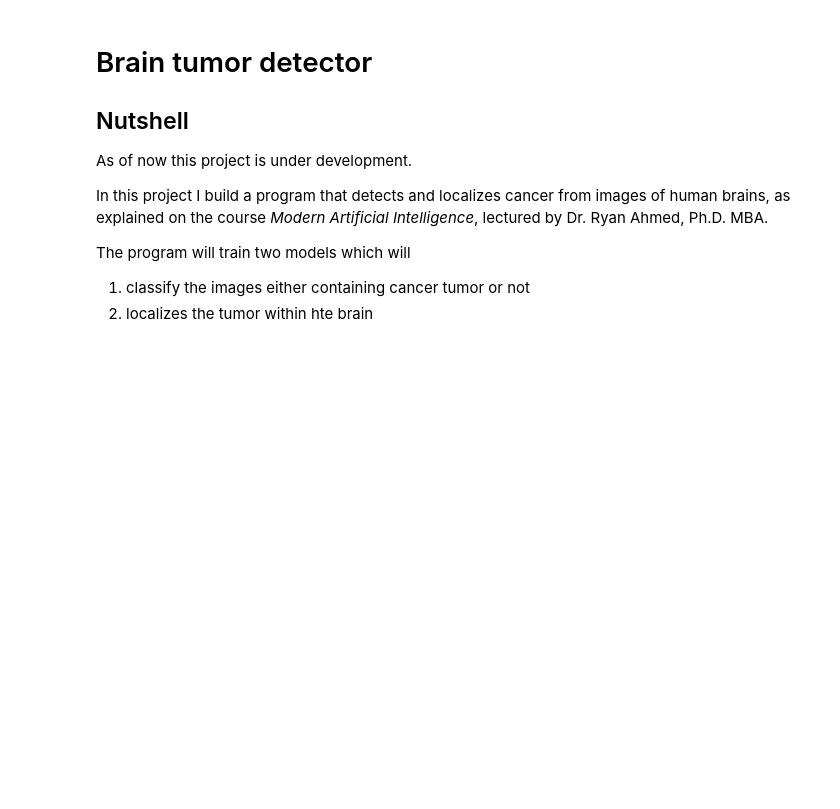
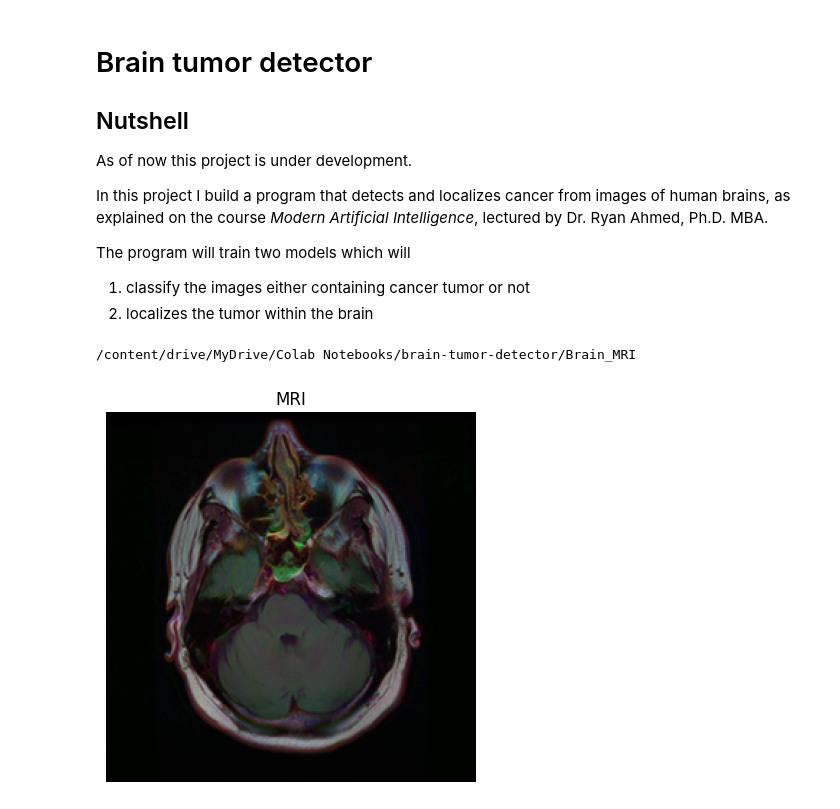
Before and after one commit to KaisuH/brain-tumor-detector, a Jupyter notebook: master.ipynb, the cells around one changed output. Cells and saved outputs as stored; diff of their text form; code cells hidden in the pictures; blank space fills up the shorter version.

Commit message:
Adding visualisations of data

```diff
--- a/master.ipynb
+++ b/master.ipynb
@@ -10,7 +10,7 @@ In this project I build a program that detects and localizes cancer from images
 
 The program will train two models which will
 1.   classify the images either containing cancer tumor or not
-2.   localizes the tumor within hte brain
+2.   localizes the tumor within the brain
 # %%
 #HIDE
 # @title Loading libraries and setting up drive
@@ -66,0 +107,14 @@ push_git = False # <- Change this to True when you wan to push the changes
+# %%
+#HIDE
+# @title MRI scan
+
+%cd '/content/drive/MyDrive/Colab Notebooks/brain-tumor-detector/Brain_MRI'
+brain_df = pd.read_csv('data_mask.csv')
+plt.imshow(cv2.imread(brain_df.image_path[624]))
+plt.title("MRI")
+plt.axis("off")
+
+plt.show()
+# %% [output]
+/content/drive/MyDrive/Colab Notebooks/brain-tumor-detector/Brain_MRI
+[figure, added]
```
Also changed, not shown: parts of 20 cells of this notebook, 6 other files.
